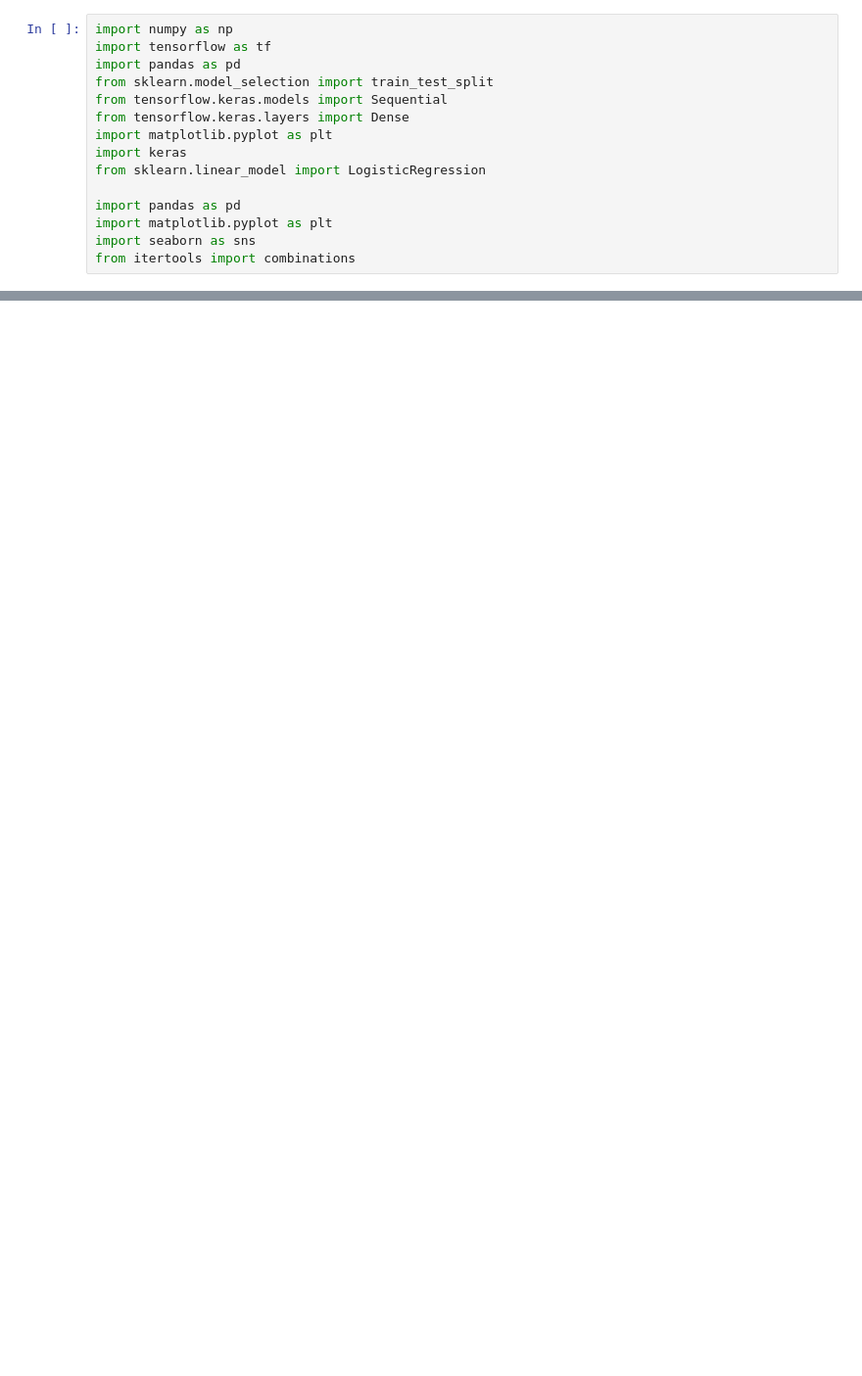
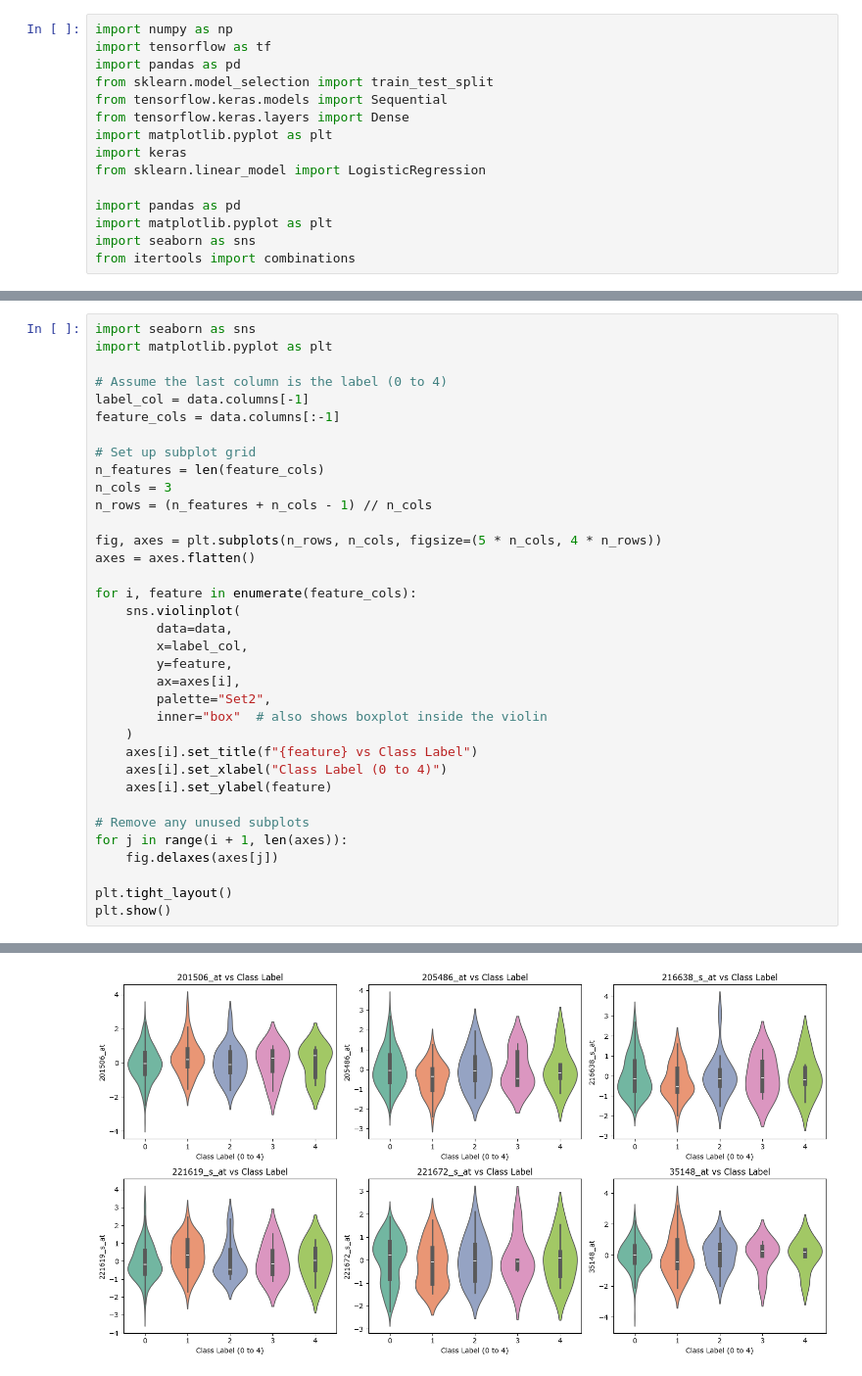
Before and after one commit to minionly/Machine_Learning, a Jupyter notebook: Project/Visualize Data.ipynb, the cells around one changed output, grey strips where cells are left out. Shown at 98% size. Drawn from its saved outputs; the diff is of its cells as text; blank space fills up the shorter version.

```diff
--- a/Project/Visualize Data.ipynb
+++ b/Project/Visualize Data.ipynb
@@ -172,0 +224,36 @@ Index(['205486_at', '221619_s_at', '221672_s_at'], dtype='object')
+# %%
+import seaborn as sns
+import matplotlib.pyplot as plt
+
+# Assume the last column is the label (0 to 4)
+label_col = data.columns[-1]
+feature_cols = data.columns[:-1]
+
+# Set up subplot grid
+n_features = len(feature_cols)
+n_cols = 3
+n_rows = (n_features + n_cols - 1) // n_cols
+
+fig, axes = plt.subplots(n_rows, n_cols, figsize=(5 * n_cols, 4 * n_rows))
+axes = axes.flatten()
+
+for i, feature in enumerate(feature_cols):
+    sns.violinplot(
+        data=data,
+        x=label_col,
+        y=feature,
+        ax=axes[i],
+        palette="Set2",
+        inner="box"  # also shows boxplot inside the violin
+    )
+    axes[i].set_title(f"{feature} vs Class Label")
+    axes[i].set_xlabel("Class Label (0 to 4)")
+    axes[i].set_ylabel(feature)
+
+# Remove any unused subplots
+for j in range(i + 1, len(axes)):
+    fig.delaxes(axes[j])
+
+plt.tight_layout()
+plt.show()
+# %% [output]
@@ -172,0 +277 @@ Index(['205486_at', '221619_s_at', '221672_s_at'], dtype='object')
+[figure, added]
```
Also changed, not shown: parts of 8 cells of this notebook, 11 other files.
